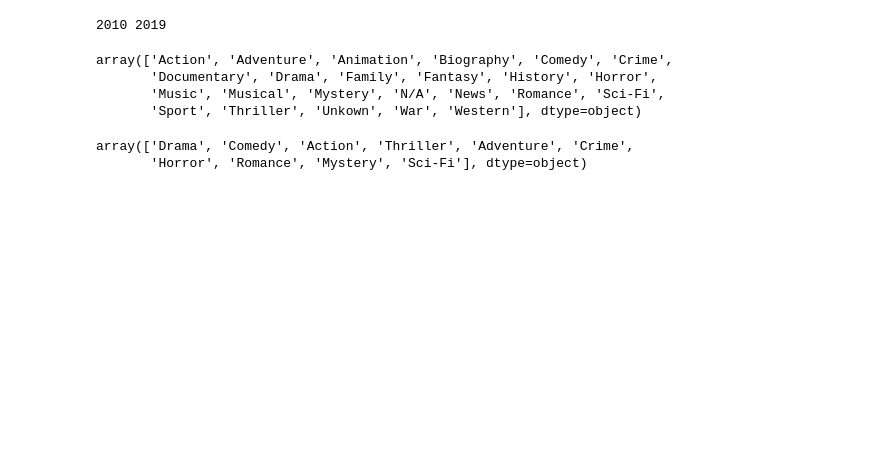
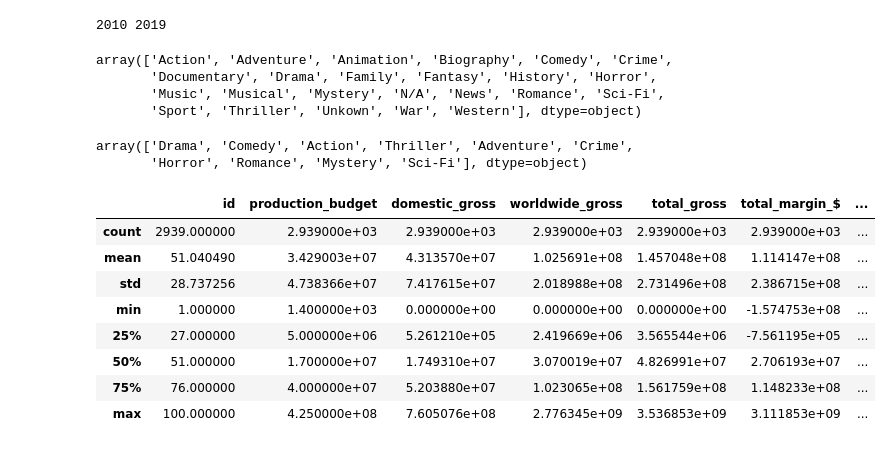
Before and after one commit to brandmend/MovieDataProject, a Jupyter notebook: Movie_Notebook_v1.ipynb, the cells around one changed output. Cells and saved outputs as stored; diff of their text form; code cells hidden in the pictures; blank space fills up the shorter version.

```diff
--- a/Movie_Notebook_v1.ipynb
+++ b/Movie_Notebook_v1.ipynb
@@ -304,5 +304,3 @@ averagerating     0
 numvotes          0
 total_weight      0
 dtype: int64
-# %%
-movies_agg.drop(columns=['Genre_1','Genre1','Genre2','Genre3'],inplace=True)
@@ -604,3 +604,15 @@ top_genres.index.values
 # %% [output]
 array(['Drama', 'Comedy', 'Action', 'Thriller', 'Adventure', 'Crime',
        'Horror', 'Romance', 'Mystery', 'Sci-Fi'], dtype=object)
+# %%
+genre_budgets.describe()
+# %% [output]
+|  | id | production_budget | domestic_gross | worldwide_gross | total_gross | total_margin_$ | ... |
+| count | 2939.000000 | 2.939000e+03 | 2.939000e+03 | 2.939000e+03 | 2.939000e+03 | 2.939000e+03 | ... |
+| mean | 51.040490 | 3.429003e+07 | 4.313570e+07 | 1.025691e+08 | 1.457048e+08 | 1.114147e+08 | ... |
+| std | 28.737256 | 4.738366e+07 | 7.417615e+07 | 2.018988e+08 | 2.731496e+08 | 2.386715e+08 | ... |
+| min | 1.000000 | 1.400000e+03 | 0.000000e+00 | 0.000000e+00 | 0.000000e+00 | -1.574753e+08 | ... |
+| 25% | 27.000000 | 5.000000e+06 | 5.261210e+05 | 2.419669e+06 | 3.565544e+06 | -7.561195e+05 | ... |
+| 50% | 51.000000 | 1.700000e+07 | 1.749310e+07 | 3.070019e+07 | 4.826991e+07 | 2.706193e+07 | ... |
+| 75% | 76.000000 | 4.000000e+07 | 5.203880e+07 | 1.023065e+08 | 1.561759e+08 | 1.148233e+08 | ... |
+| max | 100.000000 | 4.250000e+08 | 7.605076e+08 | 2.776345e+09 | 3.536853e+09 | 3.111853e+09 | ... |
```
Also changed, not shown: parts of 18 cells of this notebook.
